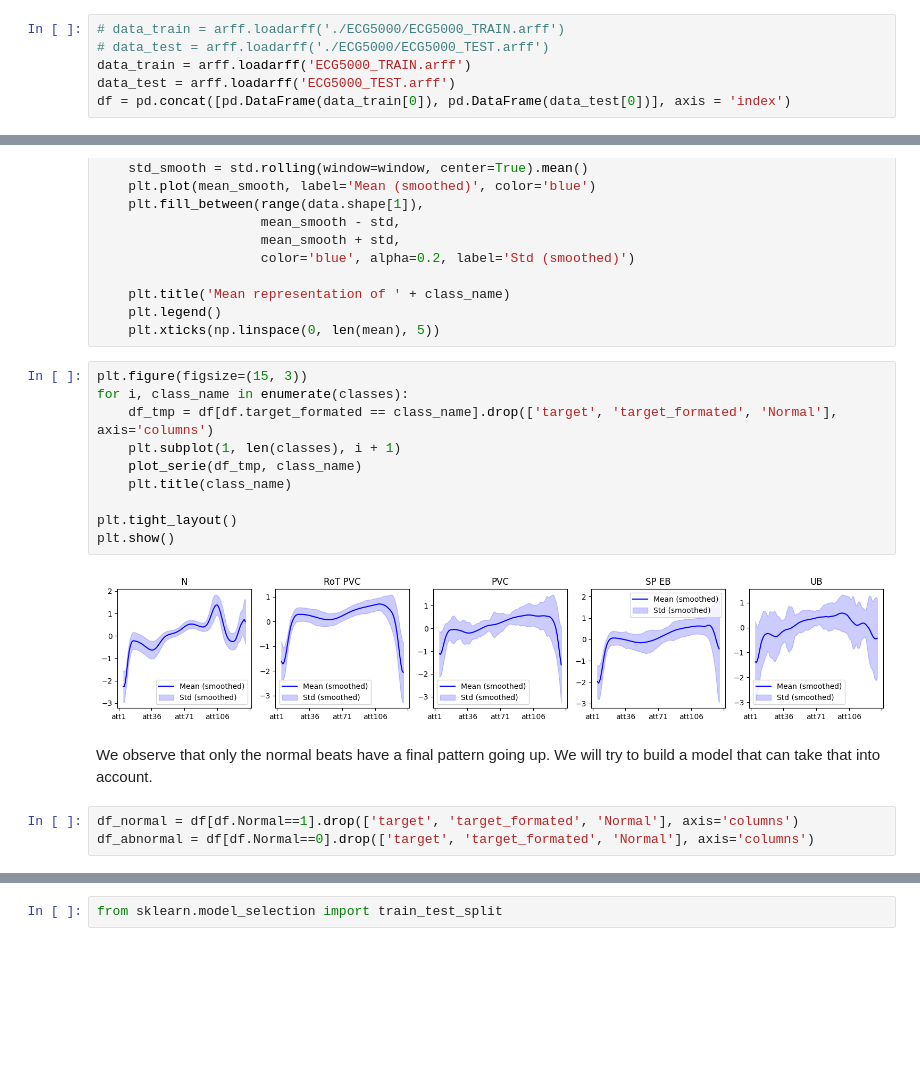
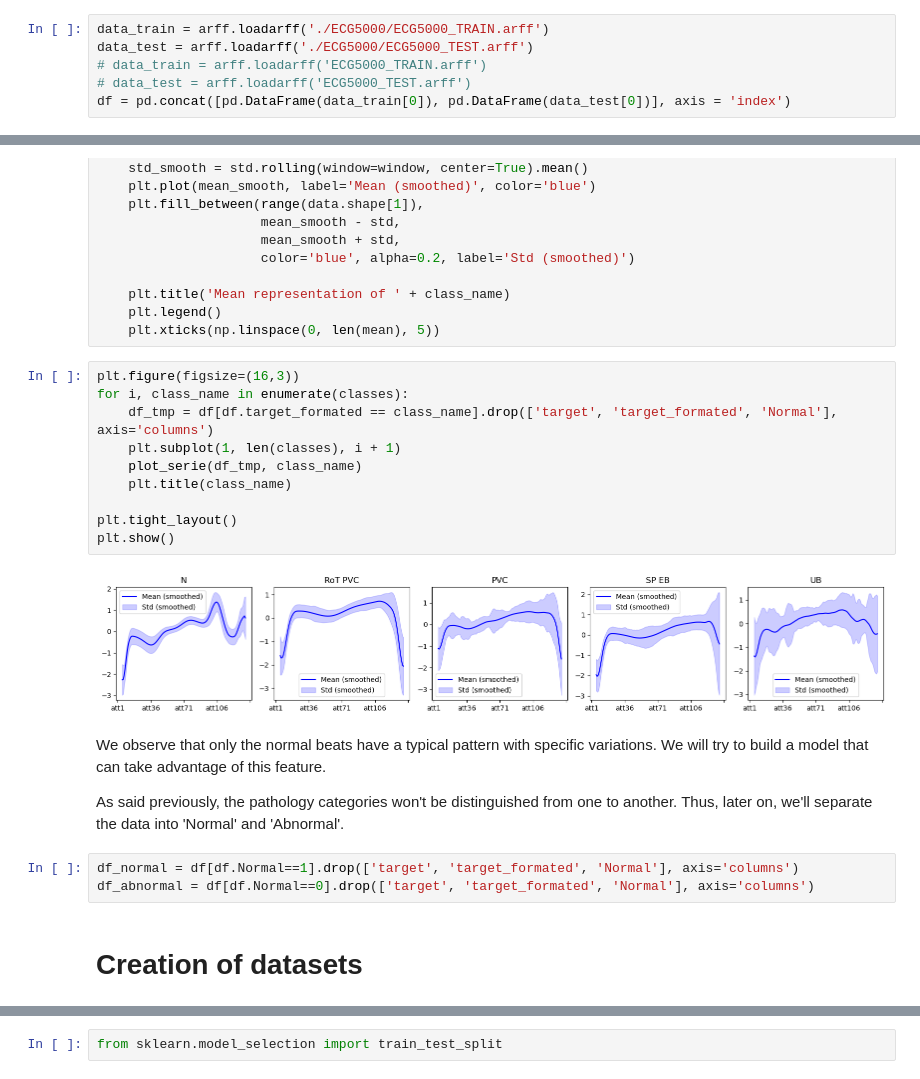
Before and after one commit to Clement1103/data_science_projects, a Jupyter notebook: DL_projects/anomaly_hearthbeats_detc/hearthbeats_anomaly_detection.ipynb, the cells around one changed output, grey strips where cells are left out. Cells and saved outputs as stored; diff of their text form; blank space fills up the shorter version.

```diff
--- a/DL_projects/anomaly_hearthbeats_detc/hearthbeats_anomaly_detection.ipynb
+++ b/DL_projects/anomaly_hearthbeats_detc/hearthbeats_anomaly_detection.ipynb
@@ -26,7 +46,7 @@ https://www.timeseriesclassification.com/description.php?Dataset=ECG5000
 # %%
-# data_train = arff.loadarff('./ECG5000/ECG5000_TRAIN.arff')
-# data_test = arff.loadarff('./ECG5000/ECG5000_TEST.arff')
-data_train = arff.loadarff('ECG5000_TRAIN.arff')
-data_test = arff.loadarff('ECG5000_TEST.arff')
+data_train = arff.loadarff('./ECG5000/ECG5000_TRAIN.arff')
+data_test = arff.loadarff('./ECG5000/ECG5000_TEST.arff')
+# data_train = arff.loadarff('ECG5000_TRAIN.arff')
+# data_test = arff.loadarff('ECG5000_TEST.arff')
 df = pd.concat([pd.DataFrame(data_train[0]), pd.DataFrame(data_test[0])], axis = 'index')
 # %%
@@ -143,19 +119,23 @@ def plot_serie(data, class_name, window=10):
     plt.legend()
     plt.xticks(np.linspace(0, len(mean), 5))
 # %%
-plt.figure(figsize=(15, 3))
+plt.figure(figsize=(16,3))
 for i, class_name in enumerate(classes):
     df_tmp = df[df.target_formated == class_name].drop(['target', 'target_formated', 'Normal'], axis='columns')
     plt.subplot(1, len(classes), i + 1)
     plot_serie(df_tmp, class_name)
     plt.title(class_name)
 
 plt.tight_layout()
 plt.show()
 # %% [output]
-[figure, old version]
+[figure, new version]
 # %% [markdown]
-We observe that only the normal beats have a final pattern going up. We will try to build a model that can take that into account.
+We observe that only the normal beats have a typical pattern with specific variations. We will try to build a model that can take advantage of this feature.
+
+As said previously, the pathology categories won't be distinguished from one to another. Thus, later on, we'll separate the data into 'Normal' and 'Abnormal'.
 # %%
 df_normal = df[df.Normal==1].drop(['target', 'target_formated', 'Normal'], axis='columns')
 df_abnormal = df[df.Normal==0].drop(['target', 'target_formated', 'Normal'], axis='columns')
+# %% [markdown]
+# Creation of datasets
```
Also changed, not shown: parts of 44 cells of this notebook, 2 other files.
